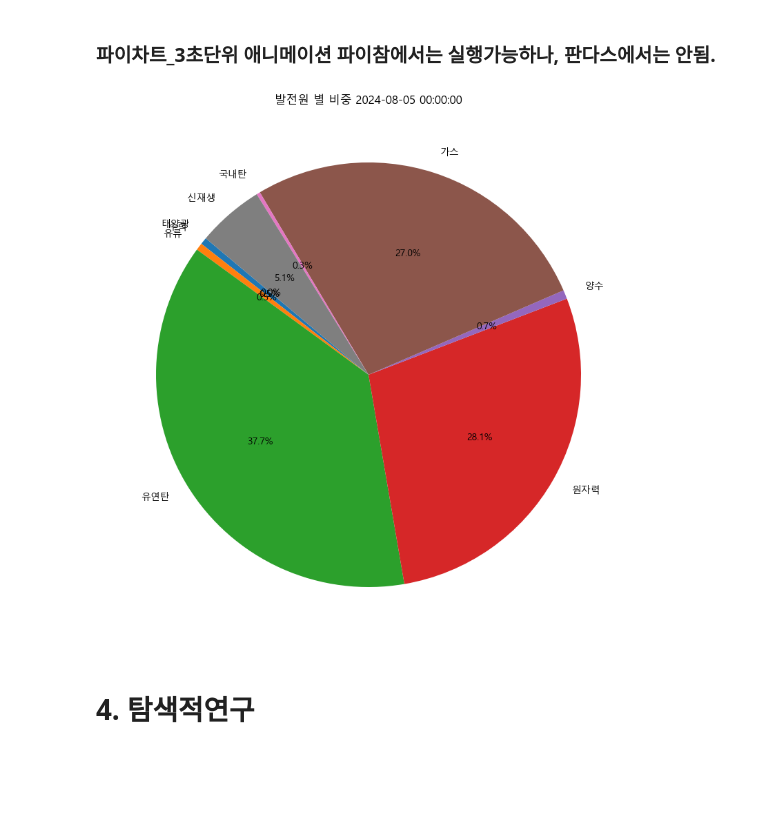
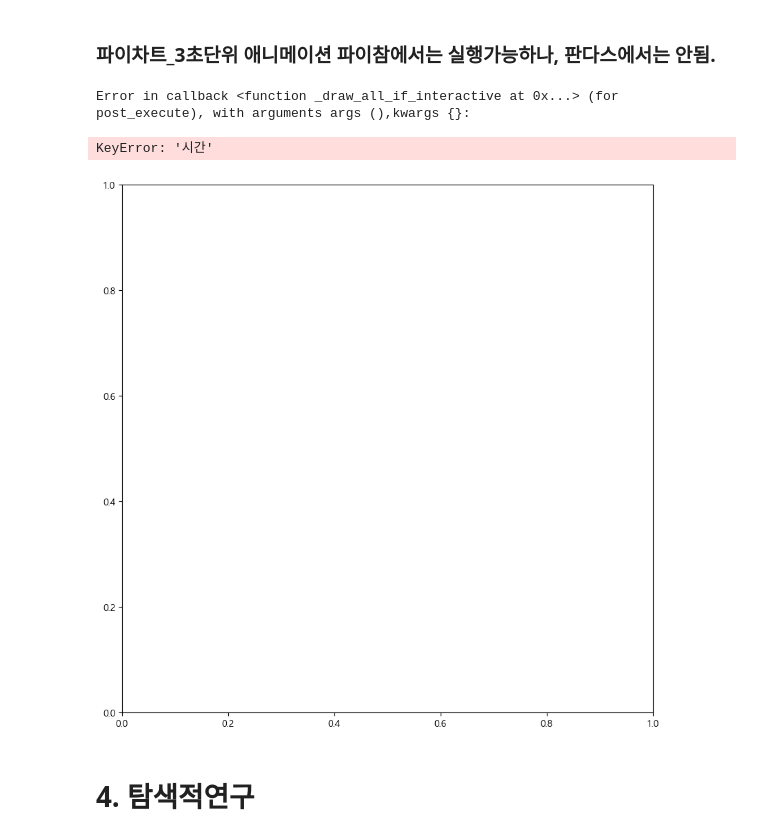
Before and after one commit to athene74/project240729, a Jupyter notebook: 발전원별 발전량의 탐색적분석(강명훈,남효정).ipynb, the cells around one changed output. Saved outputs shown, nothing was run; the diff lists cells and outputs as text; code cells hidden in the pictures; blank space fills up the shorter version.

```diff
--- a/발전원별 발전량의 탐색적분석(강명훈,남효정).ipynb
+++ b/발전원별 발전량의 탐색적분석(강명훈,남효정).ipynb
@@ -86,5 +86,4 @@ df.head()
 | 4 | 2024-08-05 00:20:00 | 355.744 | 369.521 | 24804.9 | 18953.0 | 433.098 | 17073.0 | 186.301 | 3386.75 | 0.0 | ... |
 # %%
 df = df.sort_values(by='baseDatetime')
-df = df.set_index('시간') # 파이차트 용 인덱스
-# df.set_index('baseDatetime', inplace=True) #바 차트 용 인덱스
+pie_df = df.set_index('시간') # 파이차트 용 인덱스
@@ -90,0 +100,2 @@ df = df.set_index('시간') # 파이차트 용 인덱스
+# %%
+bar_df = df.set_index('baseDatetime') #바 차트 용 인덱스
@@ -168,39 +209,41 @@ print(len(df))
 # %%
 def calculate_proportions(row):
     total = row['합계']
-    return {col: row[col] / total * 100 for col in df.columns if col != 'baseDatetime' and col != '합계' and col !='순서'}
+    return {col: row[col] / total * 100 for col in df.columns if col != 'baseDatetime' and col != '합계'}
 
 
 
 def update(frame):
 
-    proportions = df.apply(calculate_proportions, axis=1)
+    proportions = pie_df.apply(calculate_proportions, axis=1)
     proportions_df = pd.DataFrame(list(proportions))
-    proportions_df.index = df.index
+    proportions_df.index = pie_df.index
 
     ax.clear()
     ax.pie(
         proportions_df.iloc[frame],
         labels=proportions_df.columns,
         autopct='%1.1f%%',
         startangle=140
     )
-    ax.set_title(f'발전원 별 비중 {df["baseDatetime"].iloc[frame]}')
+    ax.set_title(f'발전원 별 비중 {pie_df["baseDatetime"].iloc[frame]}')
 
 
 fig, ax = plt.subplots(figsize=(10,10))
 
 
 ani = FuncAnimation(
     fig,
     update,
-    frames=len(df),
+    frames=len(pie_df),
     interval=3000  # 3초마다 업데이트
 )
 # 3:10 에 종료되는 현상이 있는데, 이는 양수가 0 이하의 음수이기 때문이다. 양수는 그 특성상 음수인 기간이 있을 수밖에 없기 때문에, 추후 다른 방법으로
 # 비율을 계산하고자 한다.
 # %% [output]
+Error in callback <function _draw_all_if_interactive at 0x...> (for post_execute), with arguments args (),kwargs {}:
+KeyError: '시간'
-[figure, old version]
+[figure, new version]
 # %% [markdown]
 # 4. 탐색적연구
 # %% [markdown]
```
Also changed, not shown: parts of 9 cells of this notebook.
